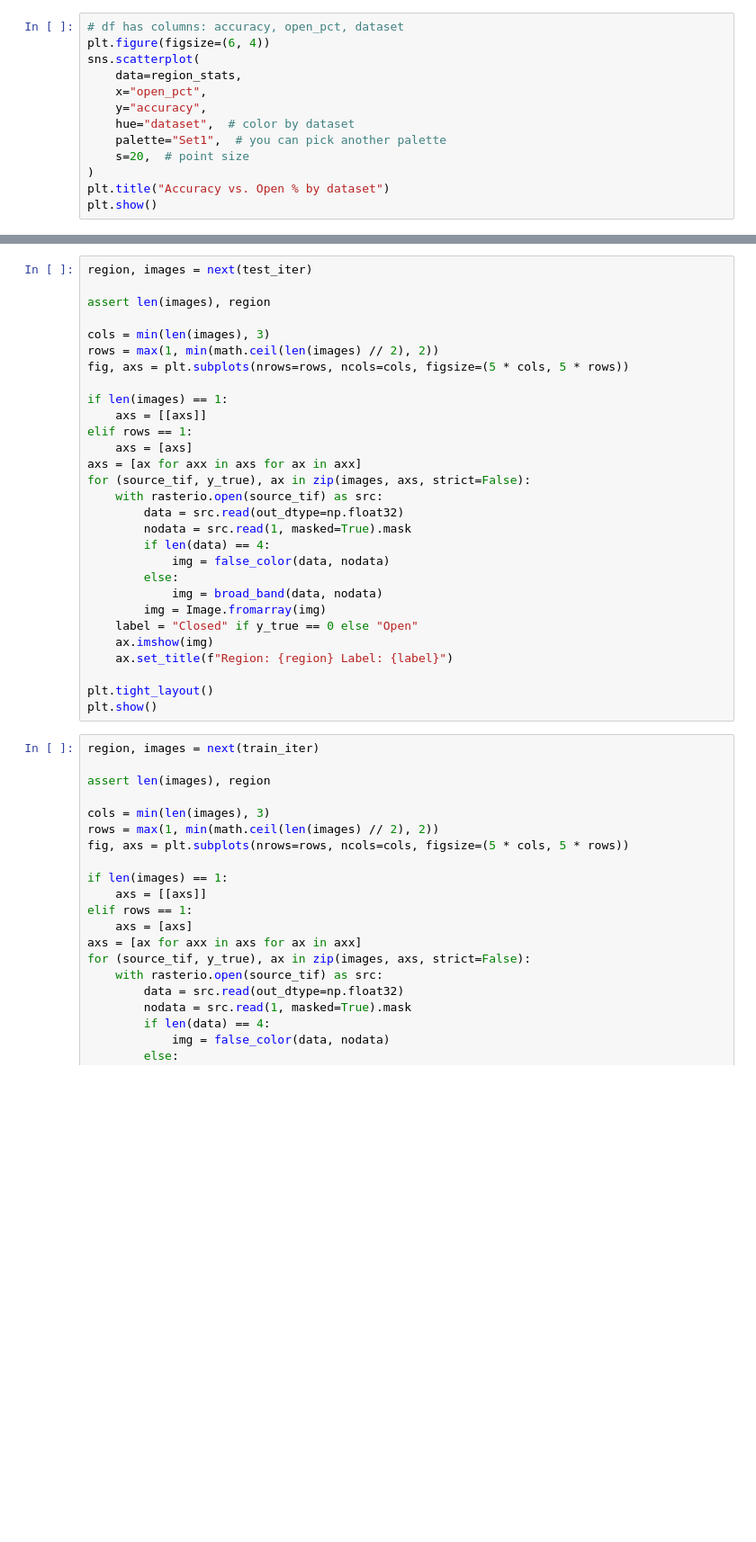
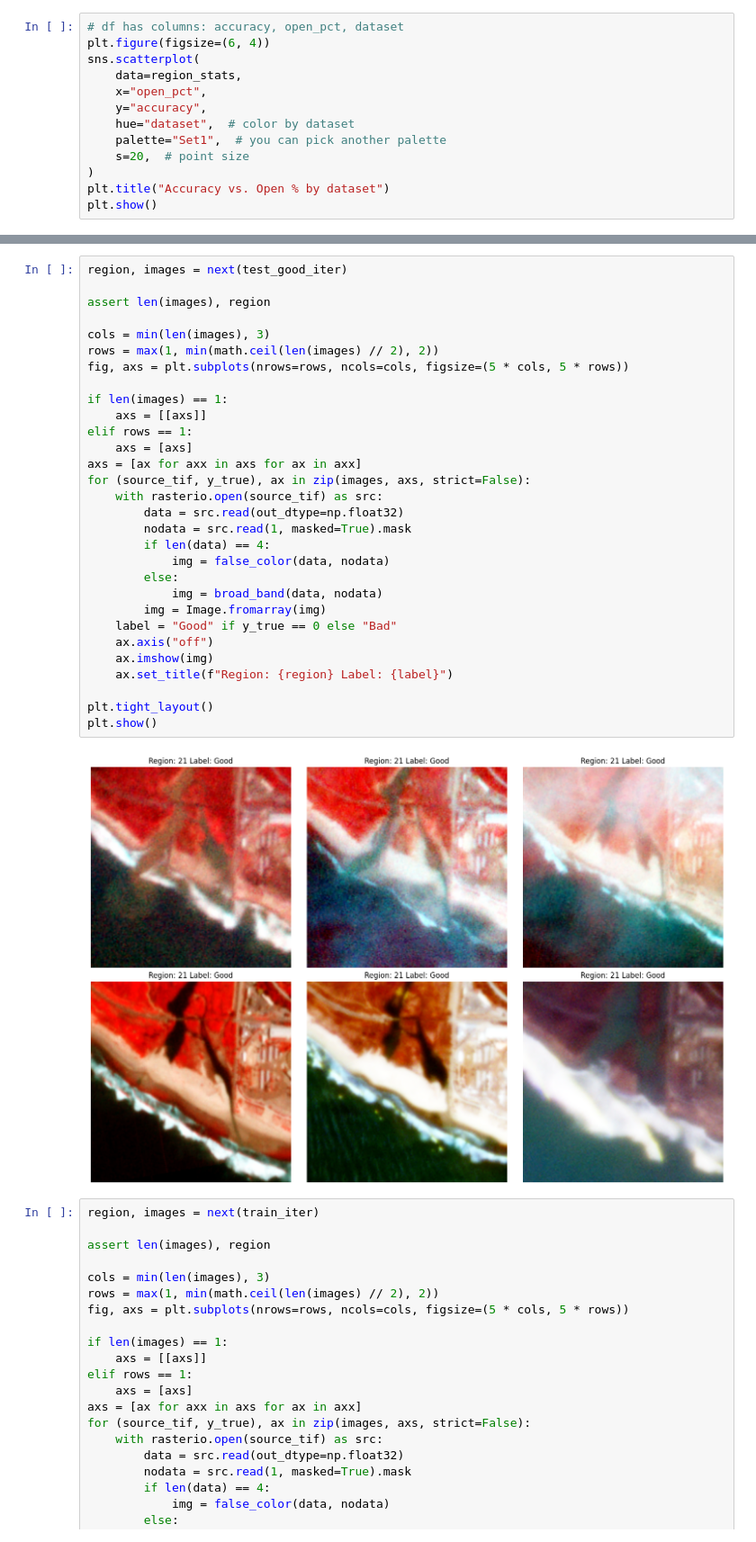
Before and after one commit to kyle-dorman/estuary, a Jupyter notebook: notebooks/predict.ipynb, the cells around one changed output, grey strips where cells are left out. Shown at 90% size. Cells and saved outputs as stored; diff of their text form; blank space fills up the shorter version.

```diff
--- a/notebooks/predict.ipynb
+++ b/notebooks/predict.ipynb
@@ -270,32 +365,35 @@ plt.show()
 # %%
-region, images = next(test_iter)
+region, images = next(test_good_iter)
 
 assert len(images), region
 
 cols = min(len(images), 3)
 rows = max(1, min(math.ceil(len(images) // 2), 2))
 fig, axs = plt.subplots(nrows=rows, ncols=cols, figsize=(5 * cols, 5 * rows))
 
 if len(images) == 1:
     axs = [[axs]]
 elif rows == 1:
     axs = [axs]
 axs = [ax for axx in axs for ax in axx]
 for (source_tif, y_true), ax in zip(images, axs, strict=False):
     with rasterio.open(source_tif) as src:
         data = src.read(out_dtype=np.float32)
         nodata = src.read(1, masked=True).mask
         if len(data) == 4:
             img = false_color(data, nodata)
         else:
             img = broad_band(data, nodata)
         img = Image.fromarray(img)
-    label = "Closed" if y_true == 0 else "Open"
+    label = "Good" if y_true == 0 else "Bad"
+    ax.axis("off")
     ax.imshow(img)
     ax.set_title(f"Region: {region} Label: {label}")
 
 plt.tight_layout()
 plt.show()
+# %% [output]
+[figure, added]
 # %%
 region, images = next(train_iter)
 
```
Also changed, not shown: parts of 25 cells of this notebook, 25 other files.
